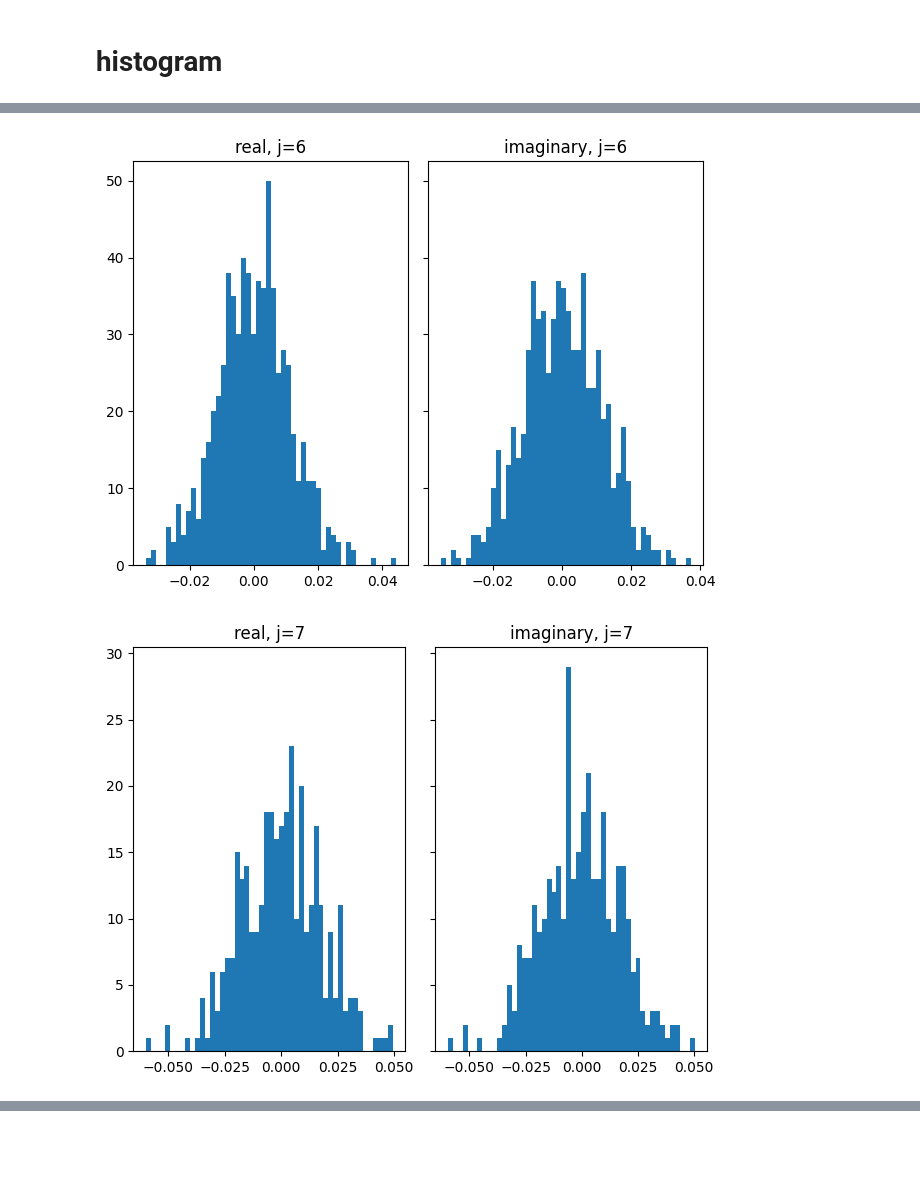
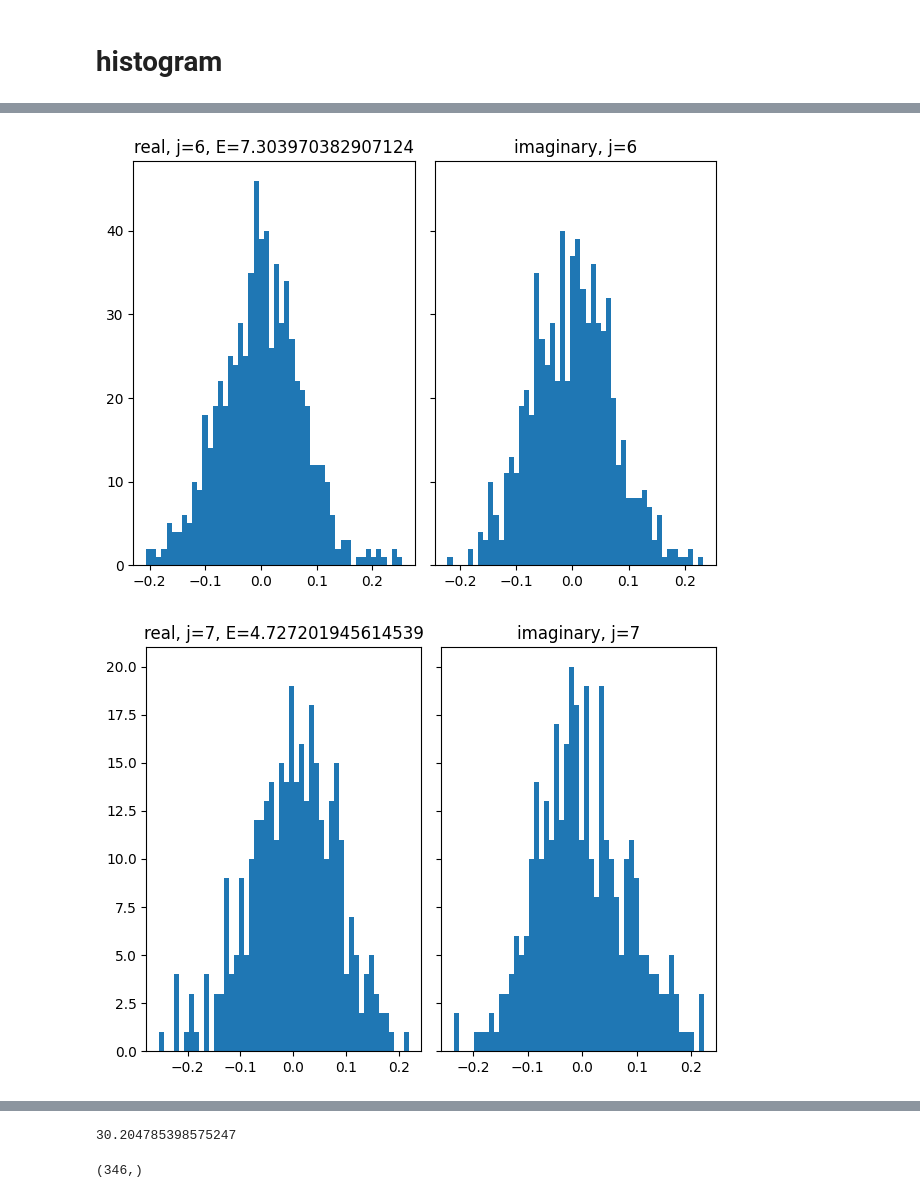
Before and after one commit to xir4n/xz2024dcase, a Jupyter notebook: experiments.ipynb, the cells around one changed output, grey strips where cells are left out. Drawn from its saved outputs; the diff is of its cells as text; code cells hidden in the pictures; blank space fills up the shorter version.

```diff
--- a/experiments.ipynb
+++ b/experiments.ipynb
@@ -62,7 +76,7 @@ dataset = get_training_set(
     dir_prob=0,
 )
 train_idx = torch.randint(len(dataset), size=(1,)).item()
-sample = dataset[train_idx]
-print(f"file name:\n{sample[1]}")
+x, files, labels, devices, cities = dataset[train_idx]
+print(f"file name:\n{files}")
 # %% [output]
 file name:
@@ -70,9 +94,11 @@ audio/park-london-95-2642-9-a.wav
 # %%
-n_bins=50
-dtcwt = DTCWTDirect()
+dtcwt = DTCWTDirect(normalize=True)
+x = torch.Tensor(x).view(1,1,-1)
 lp, bps = dtcwt(x)
 lp = lp.numpy().flatten()
 plt.hist(lp, bins=n_bins)
 plt.title("low-pass")
 plt.show()
+enj_lp = np.linalg.norm(lp)**2
+print(enj_lp)
 # %% [output]
@@ -80,10 +107,15 @@ plt.show()
 # %%
+enj_bps = 0
 for j in range(len(bps)):
     bp = bps[j].numpy().flatten()
+    enj_j = np.linalg.norm(bp.real)**2 + np.linalg.norm(bp.imag)**2
     fig, axs = plt.subplots(1, 2, sharey=True, tight_layout=True)
     axs[0].hist(bp.real, bins=n_bins)
     axs[1].hist(bp.imag, bins=n_bins)
-    axs[0].title.set_text(f"real, j={j+1}")
+    axs[0].title.set_text(f"real, j={j+1}, E={enj_j}")
     axs[1].title.set_text(f"imaginary, j={j+1}")
     plt.show()
+    enj_bps = enj_bps + enj_j
+
+print(enj_bps)
 # %% [output]
@@ -95,2 +127,2 @@ for j in range(len(bps)):
-[figure, old version]
+[figure, new version]
-[figure, old version]
+[figure, new version]
@@ -97,0 +130 @@ for j in range(len(bps)):
+30.204785398575247
@@ -97,0 +133,4 @@ for j in range(len(bps)):
+# %%
+print(lp.shape)
+# %% [output]
+(346,)
```
Also changed, not shown: parts of 11 cells of this notebook, 1 other file.
